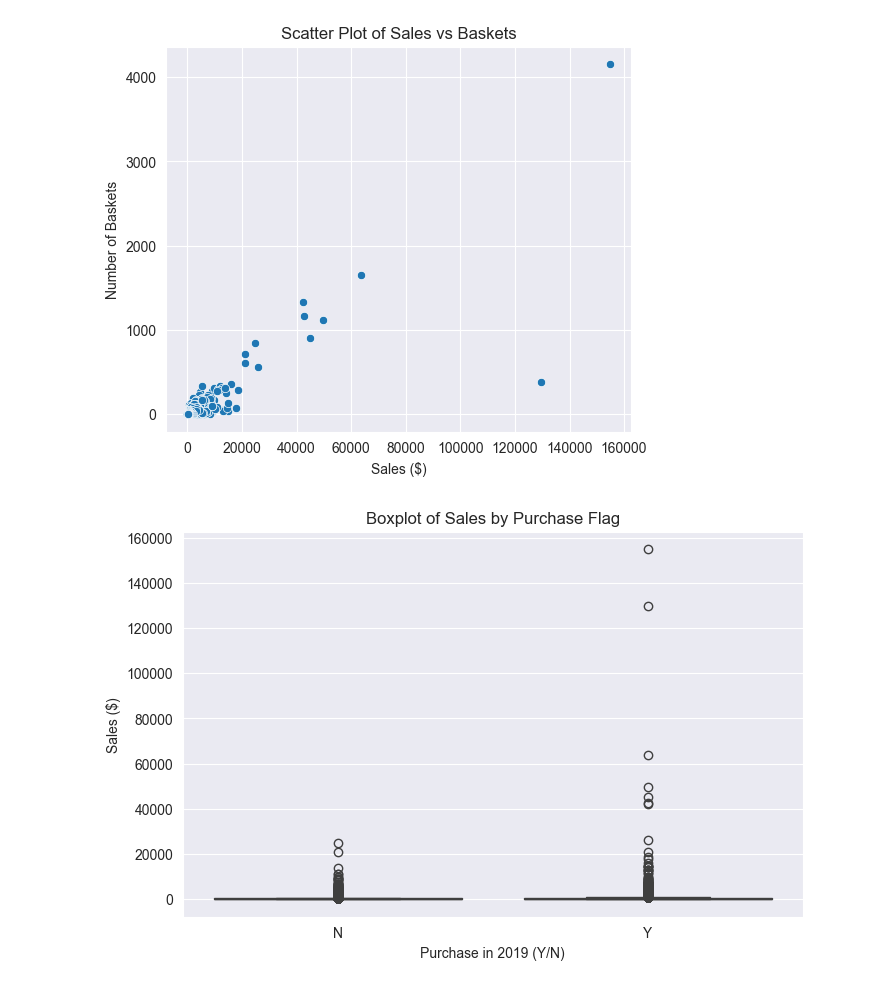
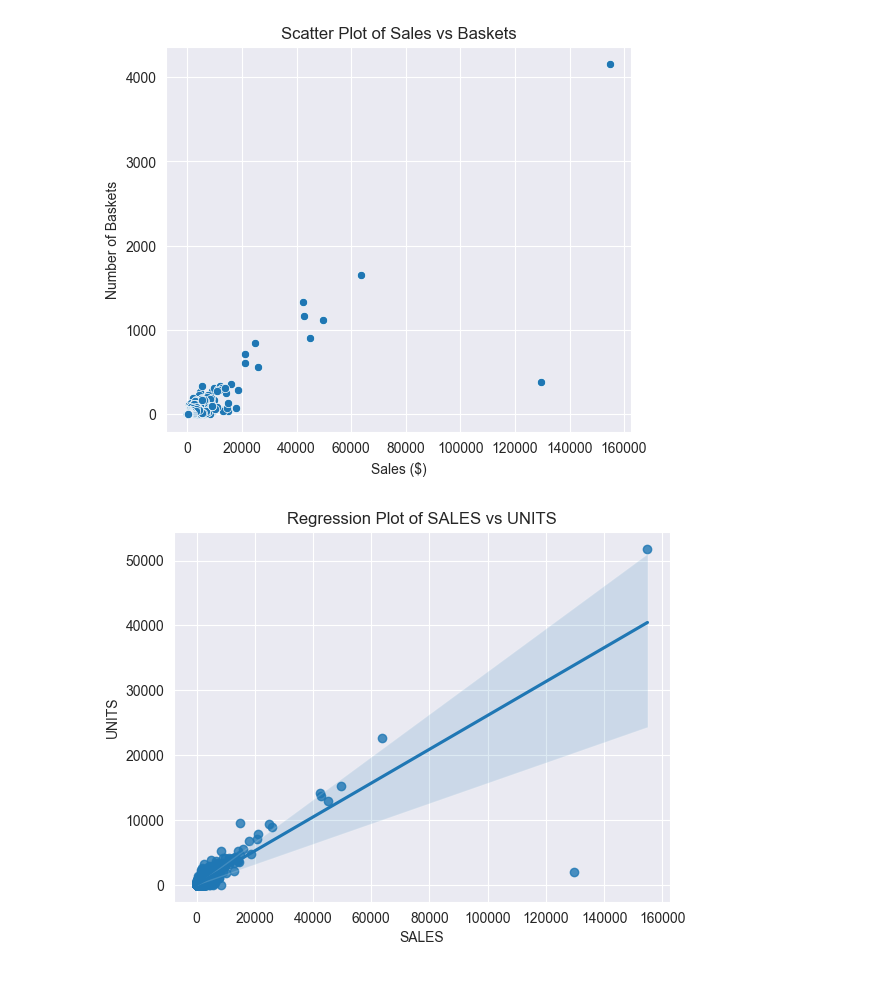
Before and after one commit to Stoichiometrical/Data-Analysis-Case-Studies, a Jupyter notebook: EA Case Study.ipynb, the cells around one changed output. Saved outputs shown, nothing was run; the diff lists cells and outputs as text; code cells hidden in the pictures.

```diff
--- a/EA Case Study.ipynb
+++ b/EA Case Study.ipynb
@@ -340,13 +282,9 @@ plt.ylabel('Number of Baskets')
 plt.show()
 # %% [output]
 [figure]
-# %%
-#Purchase flag and Sales
-plt.figure(figsize=(8, 5))
-sns.boxplot(x='PURCH_2019_FLAG', y='SALES', data=data)
-plt.title('Boxplot of Sales by Purchase Flag')
-plt.xlabel('Purchase in 2019 (Y/N)')
-plt.ylabel('Sales ($)')
-plt.show()
-# %% [output]
-[figure, removed]
+# %%
+sns.regplot(x='SALES', y='UNITS', data=data)
+plt.title('Regression Plot of SALES vs UNITS')
+plt.show()
+# %% [output]
+[figure, added]
```
Also changed, not shown: parts of 29 cells of this notebook, 8 other files.
